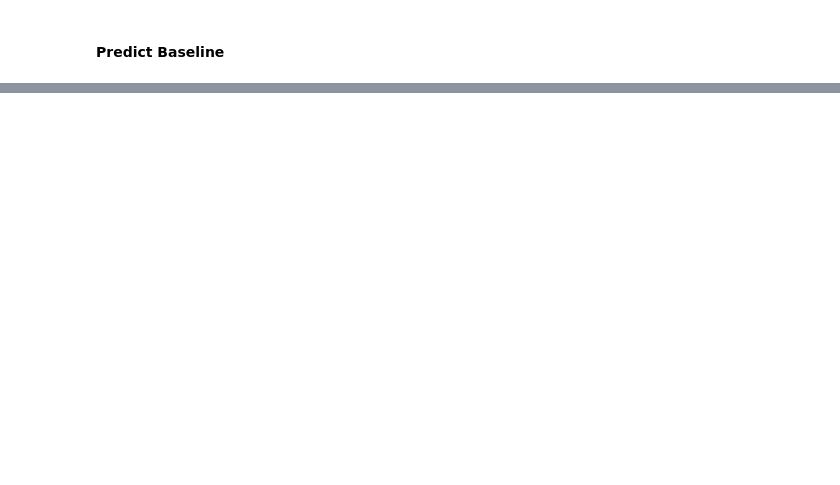
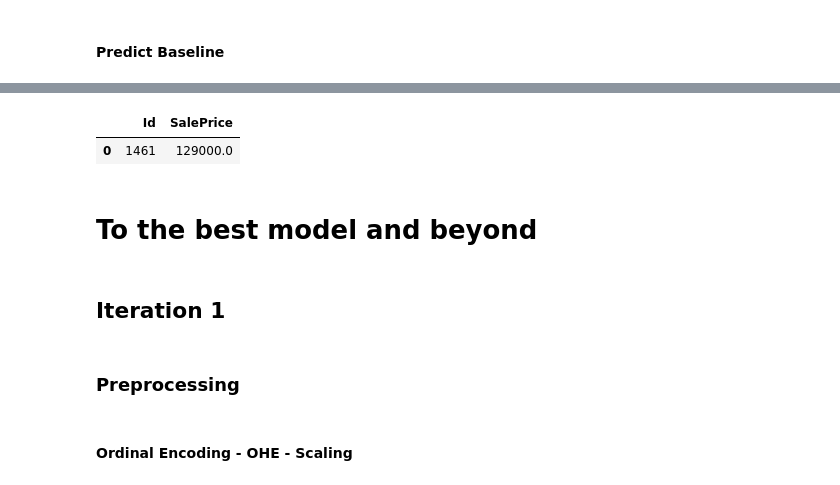
Before and after one commit to thpnt/houseprice, a Jupyter notebook: Untitled.ipynb, the cells around one changed output, grey strips where cells are left out. Saved outputs shown, nothing was run; the diff lists cells and outputs as text; code cells hidden in the pictures; blank space fills up the shorter version.

Commit message:
iter1 model

```diff
--- a/Untitled.ipynb
+++ b/Untitled.ipynb
@@ -188,0 +189,16 @@ KeyError: "['Id'] not in index"
+# %%
+# Export to Kaggle format submission in the `data` folder
+results = pd.concat([X_test_ids, pd.Series(y_pred_baseline, name="SalePrice")], axis=1)
+results.to_csv("data/submission_baseline.csv", header=True, index=False)
+results.head(1)
+# %% [output]
+|  | Id | SalePrice |
+| 0 | 1461 | 129000.0 |
+# %% [markdown]
+# To the best model and beyond
+# %% [markdown]
+## Iteration 1
+# %% [markdown]
+### Preprocessing
+# %% [markdown]
+#### Ordinal Encoding - OHE - Scaling
```
Also changed, not shown: parts of 17 cells of this notebook.
